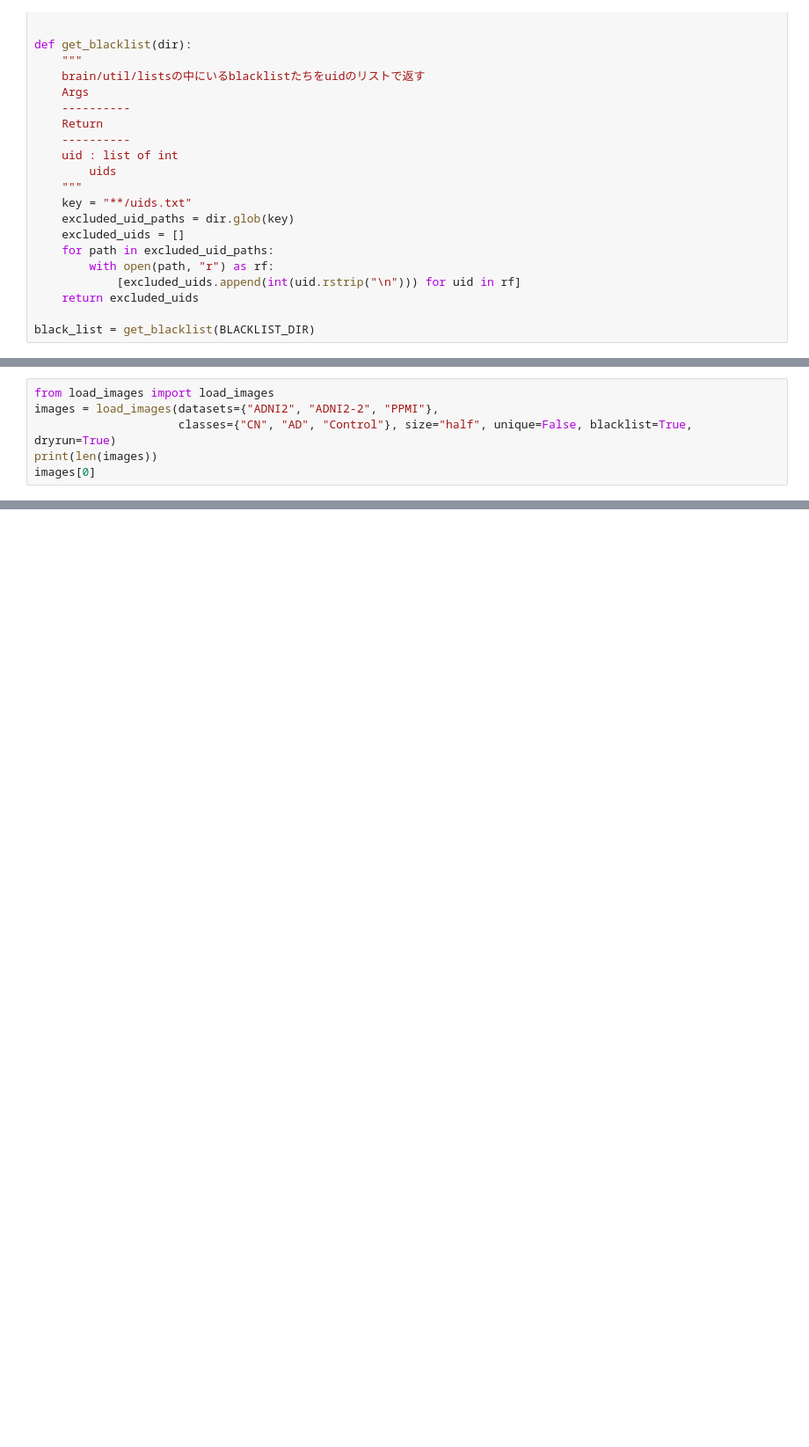
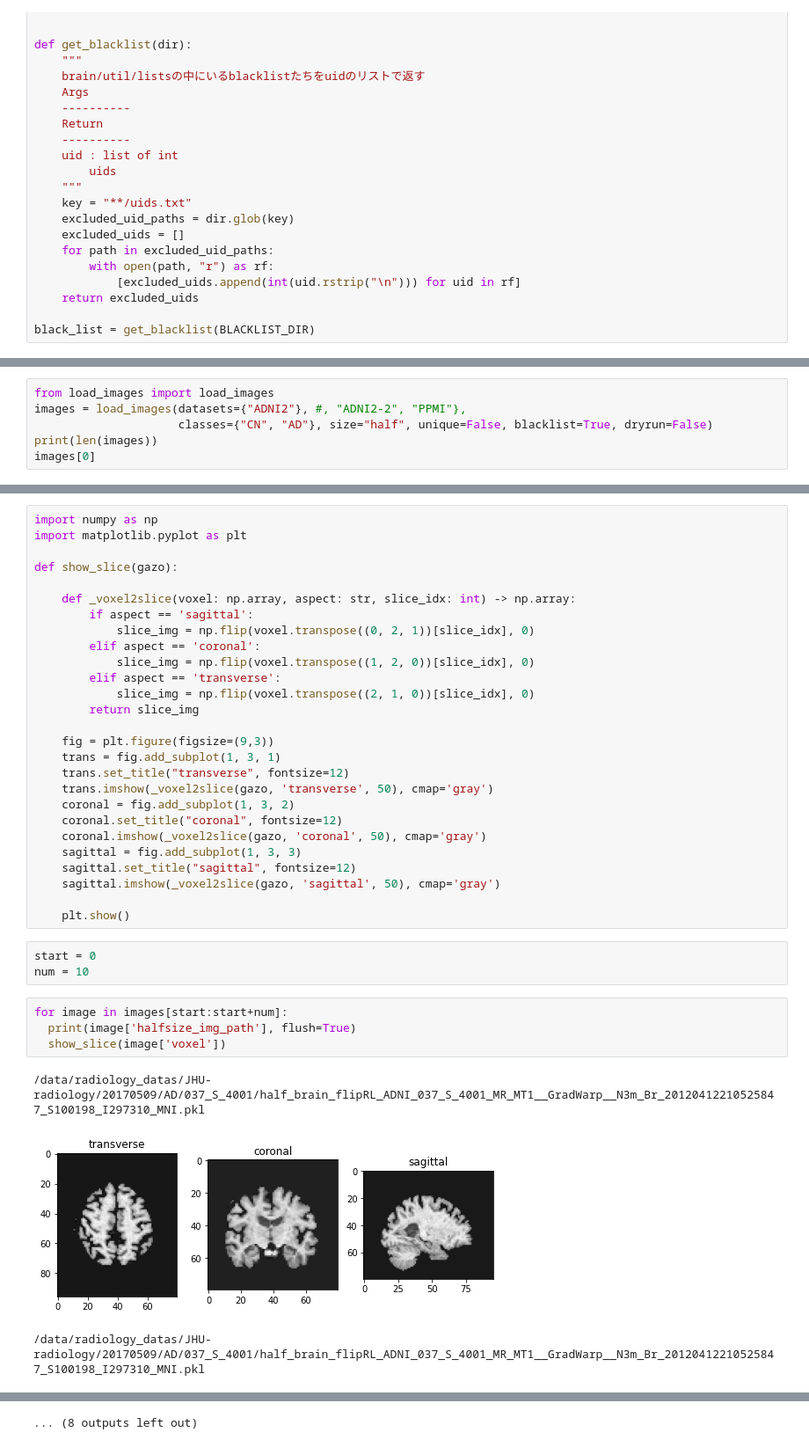
Before and after one commit to Shuya25/mri_dataset, a Jupyter notebook: create_json.ipynb, the cells around one changed output, grey strips where cells are left out. Shown: that part at 88% size. Saved outputs shown, nothing was run; the diff lists cells and outputs as text; blank space fills up the shorter version.

```diff
--- a/create_json.ipynb
+++ b/create_json.ipynb
@@ -173,7 +180,7 @@ PPMI /data/radiology_datas/JHU-radiology/PPMI nan 4_S_5010
 # %%
 from load_images import load_images
-images = load_images(datasets={"ADNI2", "ADNI2-2", "PPMI"},
-                     classes={"CN", "AD", "Control"}, size="half", unique=False, blacklist=True, dryrun=True)
+images = load_images(datasets={"ADNI2"}, #, "ADNI2-2", "PPMI"},
+                     classes={"CN", "AD"}, size="half", unique=False, blacklist=True, dryrun=False)
 print(len(images))
 images[0]
 # %% [output]
@@ -187,0 +205,38 @@ images[0]
+# %%
+import numpy as np
+import matplotlib.pyplot as plt
+
+def show_slice(gazo):
+
+    def _voxel2slice(voxel: np.array, aspect: str, slice_idx: int) -> np.array:
+        if aspect == 'sagittal':
+            slice_img = np.flip(voxel.transpose((0, 2, 1))[slice_idx], 0)
+        elif aspect == 'coronal':
+            slice_img = np.flip(voxel.transpose((1, 2, 0))[slice_idx], 0)
+        elif aspect == 'transverse':
+            slice_img = np.flip(voxel.transpose((2, 1, 0))[slice_idx], 0)
+        return slice_img
+
+    fig = plt.figure(figsize=(9,3))
+    trans = fig.add_subplot(1, 3, 1)
+    trans.set_title("transverse", fontsize=12)
+    trans.imshow(_voxel2slice(gazo, 'transverse', 50), cmap='gray')
+    coronal = fig.add_subplot(1, 3, 2)
+    coronal.set_title("coronal", fontsize=12)
+    coronal.imshow(_voxel2slice(gazo, 'coronal', 50), cmap='gray')
+    sagittal = fig.add_subplot(1, 3, 3)
+    sagittal.set_title("sagittal", fontsize=12)
+    sagittal.imshow(_voxel2slice(gazo, 'sagittal', 50), cmap='gray')
+
+    plt.show()
+# %%
+start = 0
+num = 10
+# %%
+for image in images[start:start+num]:
+  print(image['halfsize_img_path'], flush=True)
+  show_slice(image['voxel'])
+# %% [output]
+/data/radiology_datas/JHU-radiology/20170509/AD/037_S_4001/half_brain_flipRL_ADNI_037_S_4001_MR_MT1__GradWarp__N3m_Br_20120412210525847_S100198_I297310_MNI.pkl
+[figure, added]
+/data/radiology_datas/JHU-radiology/20170509/AD/037_S_4001/half_brain_flipRL_ADNI_037_S_4001_MR_MT1__GradWarp__N3m_Br_20120412210525847_S100198_I297310_MNI.pkl
@@ -187,0 +252 @@ images[0]
+... (8 outputs left out)
```
Also changed, not shown: parts of 8 cells of this notebook, 2 other files.
